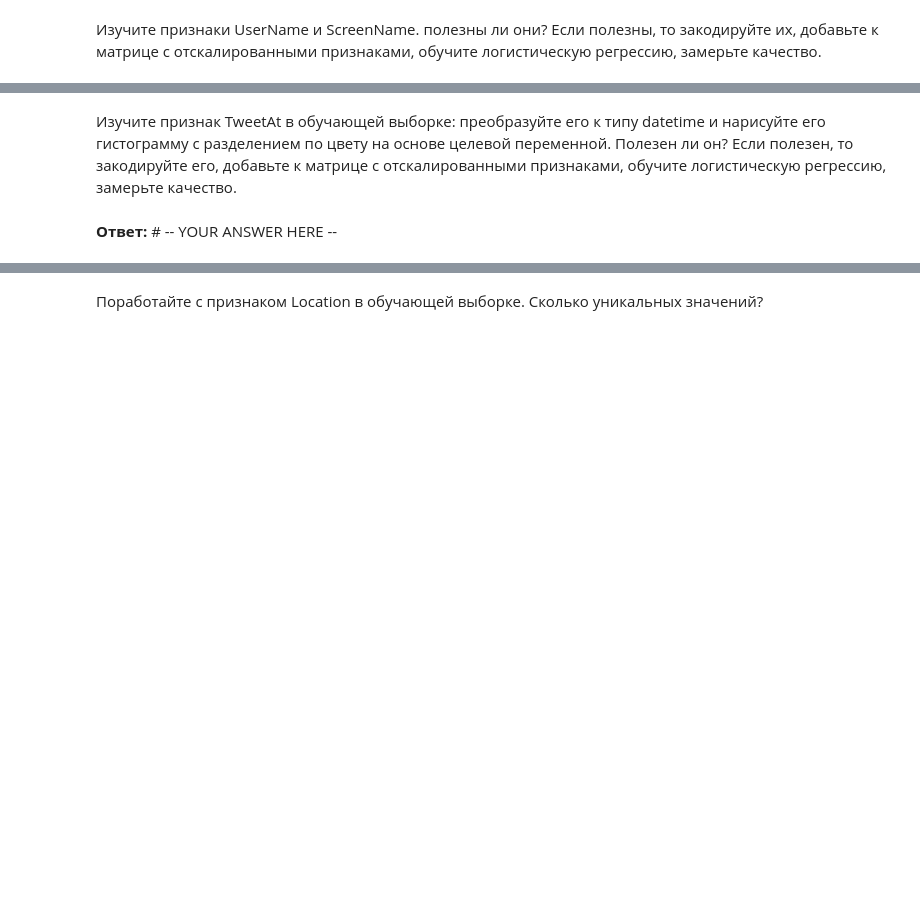
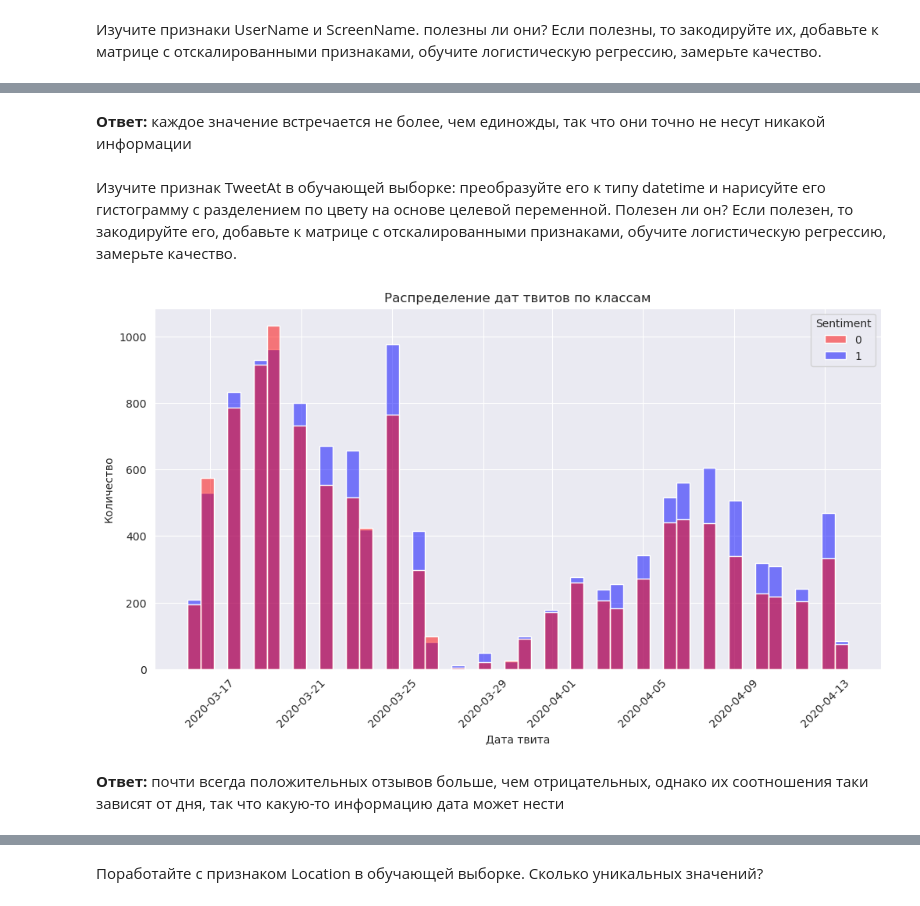
Before and after one commit to Bosbobos/IAD, a Jupyter notebook: MachineLeariningBasics/hw06_texts/hw06_texts.ipynb, the cells around one changed output, grey strips where cells are left out. Cells and saved outputs as stored; diff of their text form; code cells hidden in the pictures; blank space fills up the shorter version.

Commit message:
Почти доделал!!!!!

```diff
--- a/MachineLeariningBasics/hw06_texts/hw06_texts.ipynb
+++ b/MachineLeariningBasics/hw06_texts/hw06_texts.ipynb
@@ -733,2 +800,4 @@ from sklearn.preprocessing import StandardScaler
+# %% [markdown]
+**Ответ:** каждое значение встречается не более, чем единожды, так что они точно не несут никакой информации
 # %% [markdown]
 Изучите признак TweetAt в обучающей выборке: преобразуйте его к типу datetime и нарисуйте его гистограмму с разделением по цвету на основе целевой переменной. Полезен ли он? Если полезен, то закодируйте его, добавьте к матрице с отскалированными признаками, обучите логистическую регрессию, замерьте качество.
@@ -737,2 +804,20 @@ from sklearn.preprocessing import StandardScaler
-# %% [markdown]
-**Ответ:** # -- YOUR ANSWER HERE --
+# %%
+train['TweetAt'] = pd.to_datetime(train['TweetAt'], dayfirst=True)
+
+plt.figure(figsize=(12, 6))
+sns.histplot(
+    data=train,
+    x='TweetAt',
+    hue='Sentiment',
+    bins=50,
+    palette={1: "blue", 0: "red"}
+)
+plt.title('Распределение дат твитов по классам')
+plt.xlabel('Дата твита')
+plt.ylabel('Количество')
+plt.xticks(rotation=45)
+plt.show()
+# %% [output]
+[figure, added]
+# %% [markdown]
+**Ответ:** почти всегда положительных отзывов больше, чем отрицательных, однако их соотношения таки зависят от дня, так что какую-то информацию дата может нести
```
Also changed, not shown: parts of 23 cells of this notebook.
